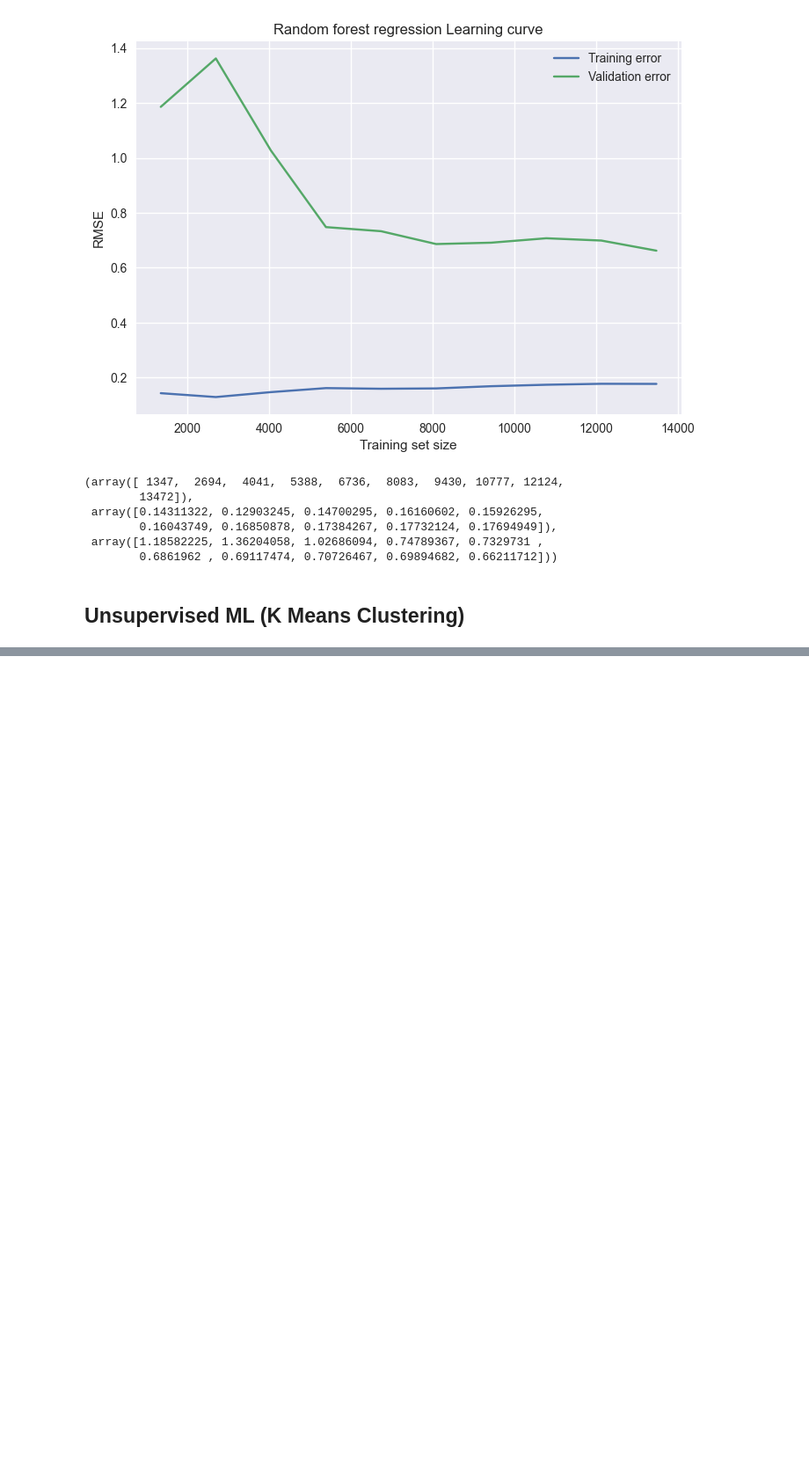
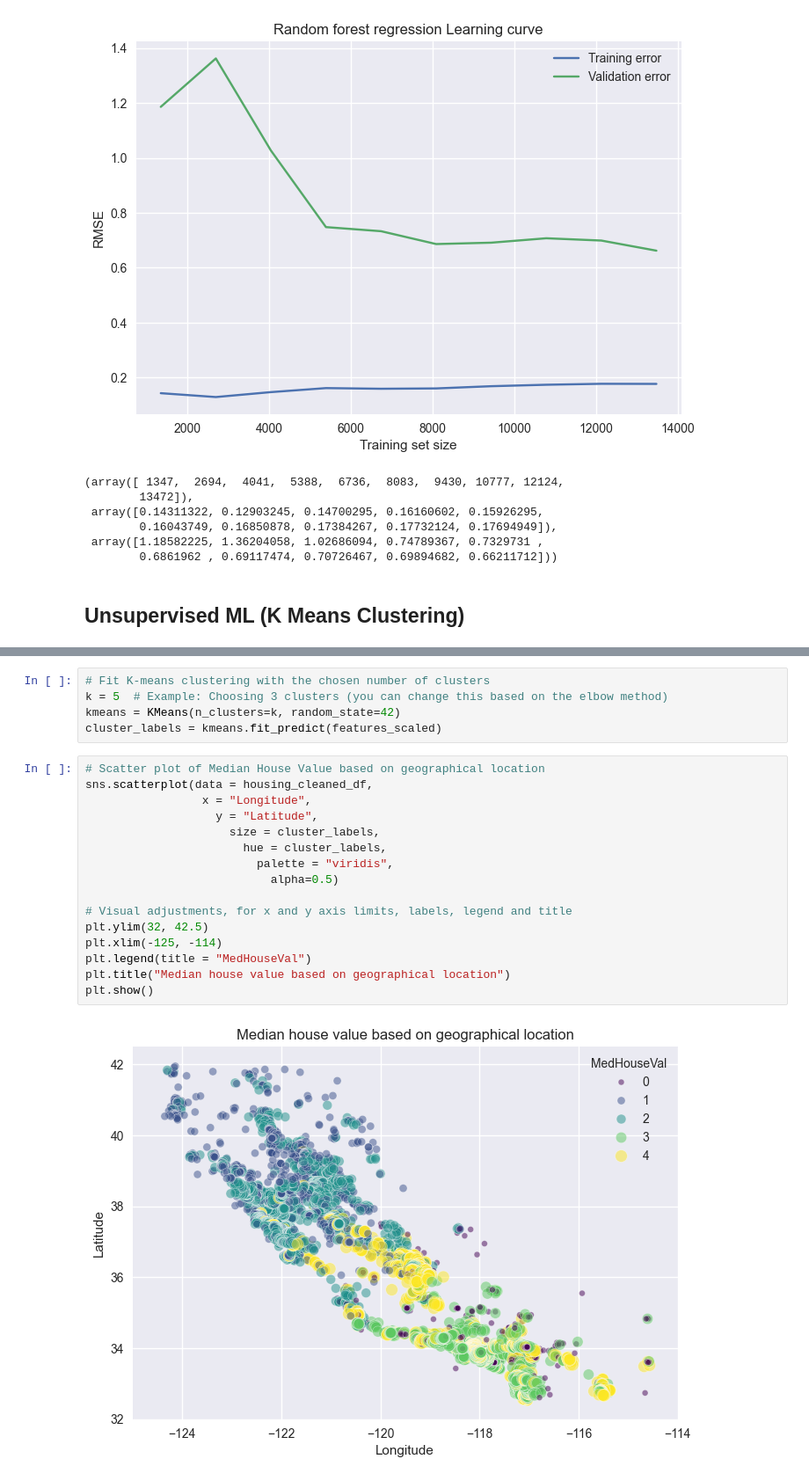
Before and after one commit to efyrb4/dsda-zdat2003-assessment-2-efyrb4, a Jupyter notebook: src/ML_experiments.ipynb, the cells around one changed output, grey strips where cells are left out. Shown at 88% size. Cells and saved outputs as stored; diff of their text form; blank space fills up the shorter version.

```diff
--- a/src/ML_experiments.ipynb
+++ b/src/ML_experiments.ipynb
@@ -654,0 +731,23 @@ learning_curves(model=model4_rfr,
+# %%
+# Fit K-means clustering with the chosen number of clusters
+k = 5  # Example: Choosing 3 clusters (you can change this based on the elbow method)
+kmeans = KMeans(n_clusters=k, random_state=42)
+cluster_labels = kmeans.fit_predict(features_scaled)
+# %%
+# Scatter plot of Median House Value based on geographical location
+sns.scatterplot(data = housing_cleaned_df,
+                 x = "Longitude",
+                   y = "Latitude",
+                     size = cluster_labels,
+                       hue = cluster_labels,
+                         palette = "viridis",
+                           alpha=0.5)
+
+# Visual adjustments, for x and y axis limits, labels, legend and title
+plt.ylim(32, 42.5)
+plt.xlim(-125, -114)
+plt.legend(title = "MedHouseVal")
+plt.title("Median house value based on geographical location")
+plt.show()
+# %% [output]
+[figure, added]
```
Also changed, not shown: parts of 6 cells of this notebook, 1 other file.
